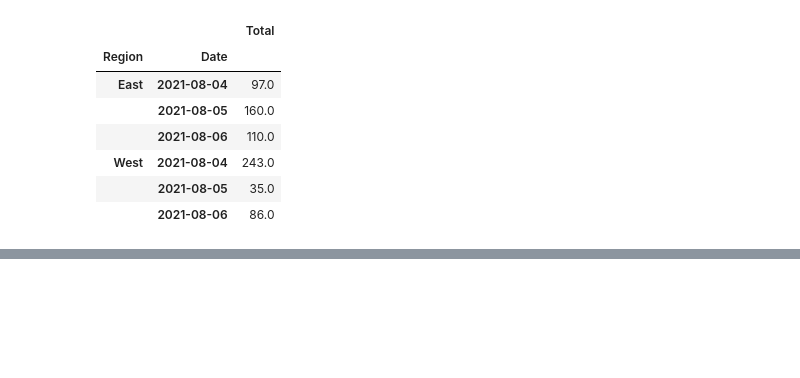
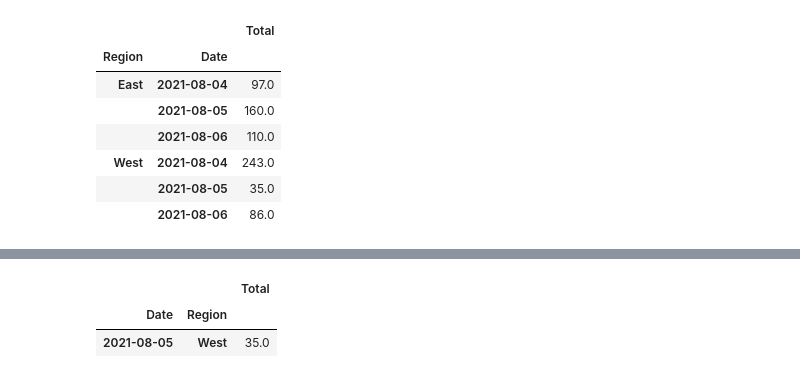
Before and after one commit to EstebanBorai/python-for-data-science, a Jupyter notebook: notebooks/sn03_aggregate_data.ipynb, the cells around one changed output, grey strips where cells are left out. Saved outputs shown, nothing was run; the diff lists cells and outputs as text; code cells hidden in the pictures; blank space fills up the shorter version.

```diff
--- a/notebooks/sn03_aggregate_data.ipynb
+++ b/notebooks/sn03_aggregate_data.ipynb
@@ -226,0 +264,7 @@ display(df_region_sales)
+# %%
+# Knowing indexes we can access the Total for a `Date` and `Region`
+df_date_region_agg[df_date_region_agg.index.isin([('2021-08-05', 'West')])]
+# %% [output]
+|  |  | Total |
+| Date | Region |  |
+| 2021-08-05 | West | 35.0 |
```
Also changed, not shown: parts of 10 cells of this notebook.
